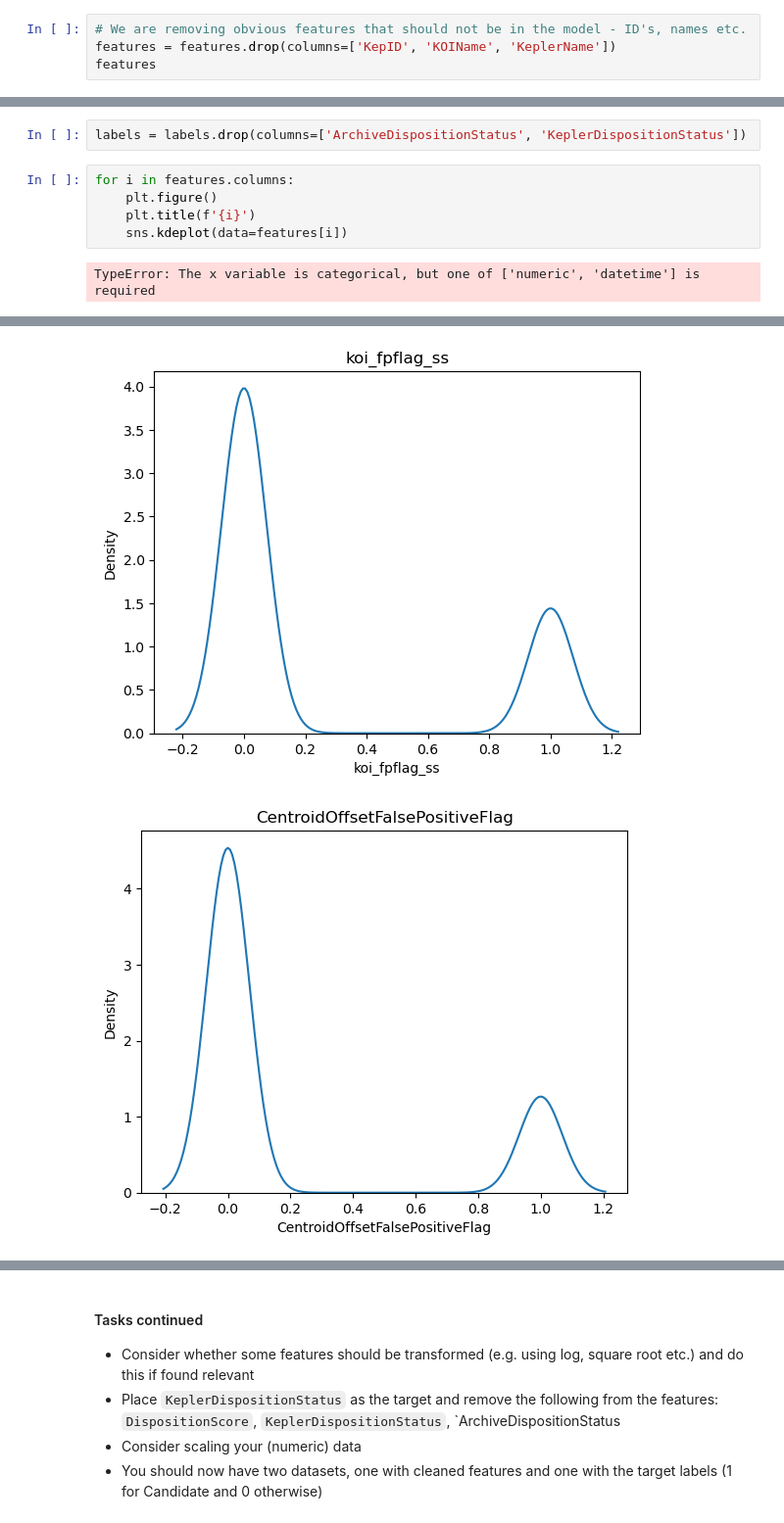
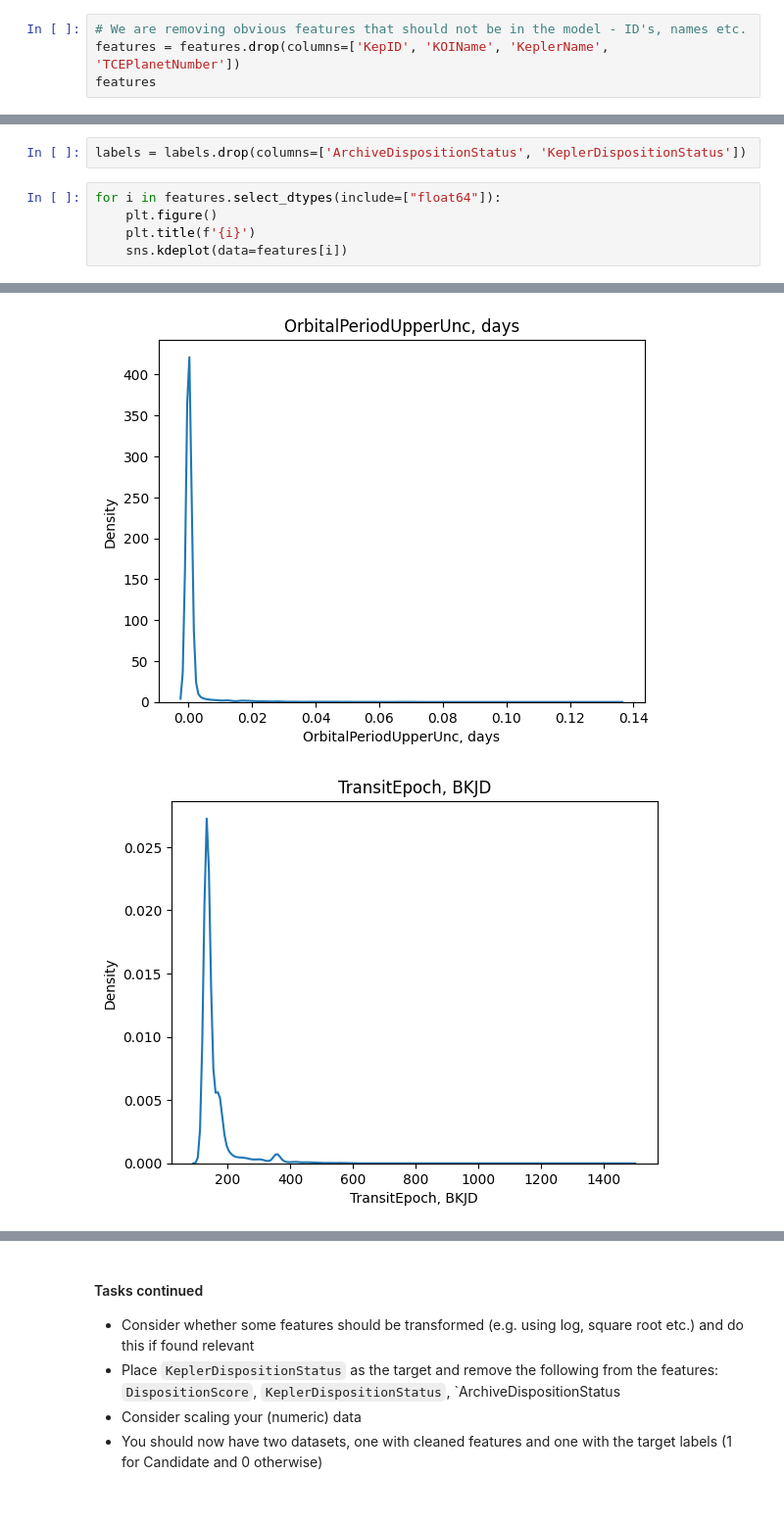
Before and after one commit to michaelbui99/mal-assignment-2, a Jupyter notebook: 2. Preprocessing and Feature Engineering - Detecting Exoplanets.ipynb, the cells around one changed output, grey strips where cells are left out. Shown at 98% size. Cells and saved outputs as stored; diff of their text form.

```diff
--- a/2. Preprocessing and Feature Engineering - Detecting Exoplanets.ipynb
+++ b/2. Preprocessing and Feature Engineering - Detecting Exoplanets.ipynb
@@ -434,7 +436,7 @@ dtypes: float64(39), int64(5), object(5)
 memory usage: 3.6+ MB
 # %%
 # We are removing obvious features that should not be in the model - ID's, names etc.
-features = features.drop(columns=['KepID', 'KOIName', 'KeplerName'])
+features = features.drop(columns=['KepID', 'KOIName', 'KeplerName', 'TCEPlanetNumber'])
 features
 # %% [output]
 |  | DispositionScore | NotTransit-LikeFalsePositiveFlag | koi_fpflag_ss | CentroidOffsetFalsePositiveFlag | EphemerisMatchIndicatesContaminat... | ... |
@@ -562,10 +565,9 @@ See the caveats in the documentation: https://pandas.pydata.org/pandas-docs/stab
 # %%
 labels = labels.drop(columns=['ArchiveDispositionStatus', 'KeplerDispositionStatus'])
 # %%
-for i in features.columns:
+for i in features.select_dtypes(include=["float64"]):
     plt.figure()
     plt.title(f'{i}')
     sns.kdeplot(data=features[i])
 # %% [output]
-TypeError: The x variable is categorical, but one of ['numeric', 'datetime'] is required
 [figure]
@@ -573,2 +575,2 @@ TypeError: The x variable is categorical, but one of ['numeric', 'datetime'] is
-[figure, old version]
+[figure, new version]
-[figure, old version]
+[figure, new version]
```
Also changed, not shown: parts of 11 cells of this notebook.
